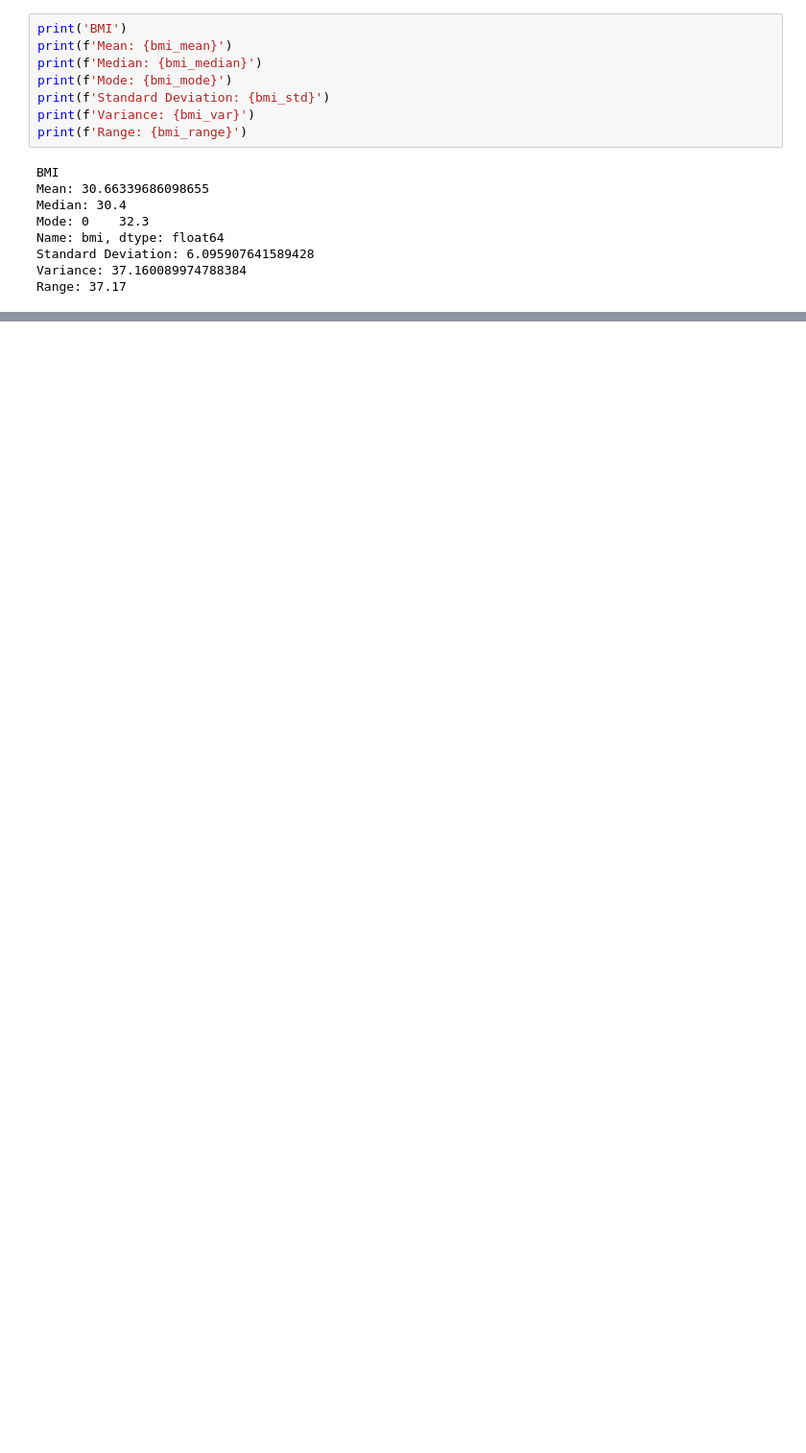
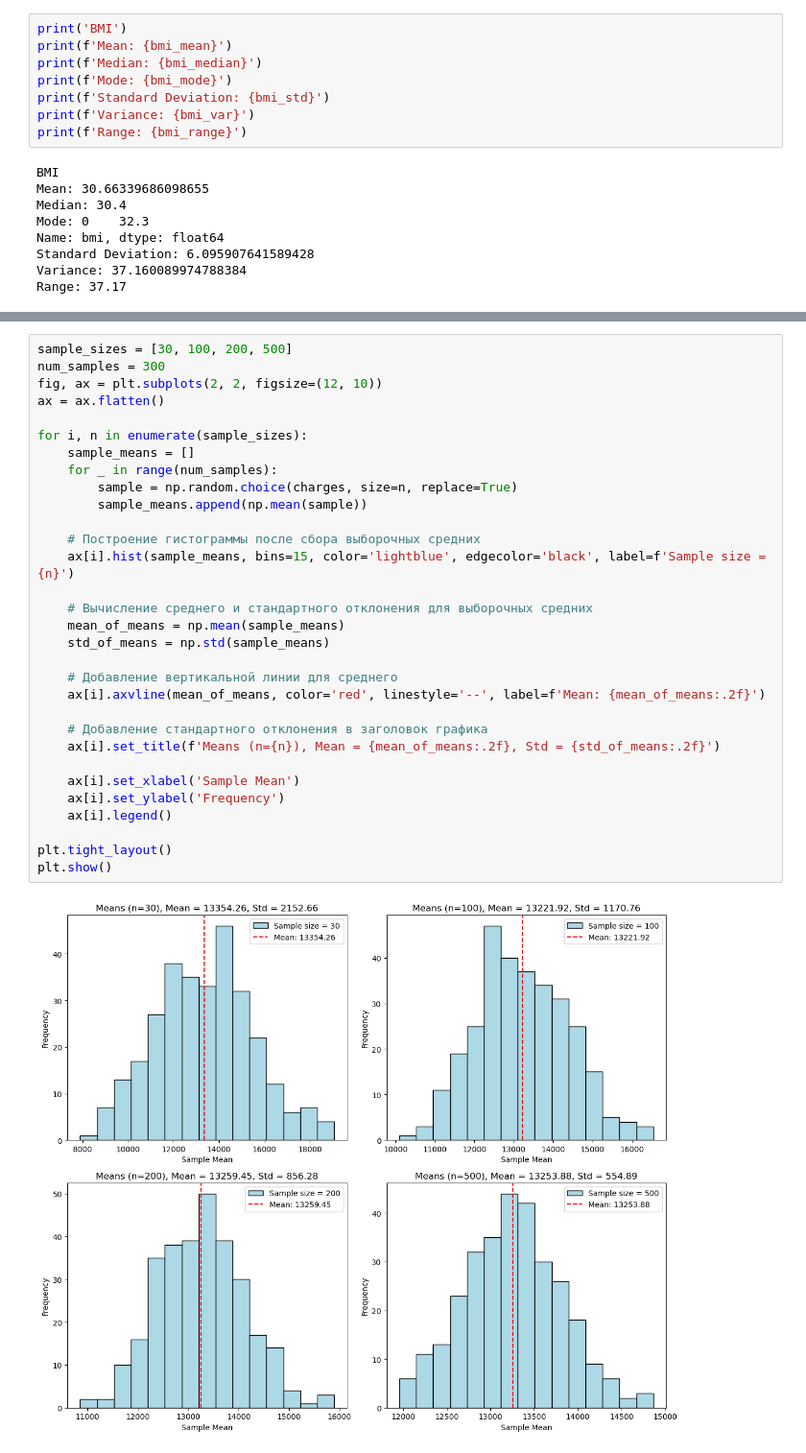
Before and after one commit to Dyaika/mirea_bigdata, a Jupyter notebook: Practive3_RazshildyaevAM.ipynb, the cells around one changed output, grey strips where cells are left out. Shown at 96% size. Drawn from its saved outputs; the diff is of its cells as text; blank space fills up the shorter version.

```diff
--- a/Practive3_RazshildyaevAM.ipynb
+++ b/Practive3_RazshildyaevAM.ipynb
@@ -160,0 +181,33 @@ Range: 37.17
+# %%
+sample_sizes = [30, 100, 200, 500]
+num_samples = 300
+fig, ax = plt.subplots(2, 2, figsize=(12, 10))
+ax = ax.flatten()
+
+for i, n in enumerate(sample_sizes):
+    sample_means = []
+    for _ in range(num_samples):
+        sample = np.random.choice(charges, size=n, replace=True)
+        sample_means.append(np.mean(sample))
+
+    # Построение гистограммы после сбора выборочных средних
+    ax[i].hist(sample_means, bins=15, color='lightblue', edgecolor='black', label=f'Sample size = {n}')
+
+    # Вычисление среднего и стандартного отклонения для выборочных средних
+    mean_of_means = np.mean(sample_means)
+    std_of_means = np.std(sample_means)
+
+    # Добавление вертикальной линии для среднего
+    ax[i].axvline(mean_of_means, color='red', linestyle='--', label=f'Mean: {mean_of_means:.2f}')
+
+    # Добавление стандартного отклонения в заголовок графика
+    ax[i].set_title(f'Means (n={n}), Mean = {mean_of_means:.2f}, Std = {std_of_means:.2f}')
+
+    ax[i].set_xlabel('Sample Mean')
+    ax[i].set_ylabel('Frequency')
+    ax[i].legend()
+
+plt.tight_layout()
+plt.show()
+# %% [output]
+[figure, added]
```
Also changed, not shown: parts of 20 cells of this notebook.
